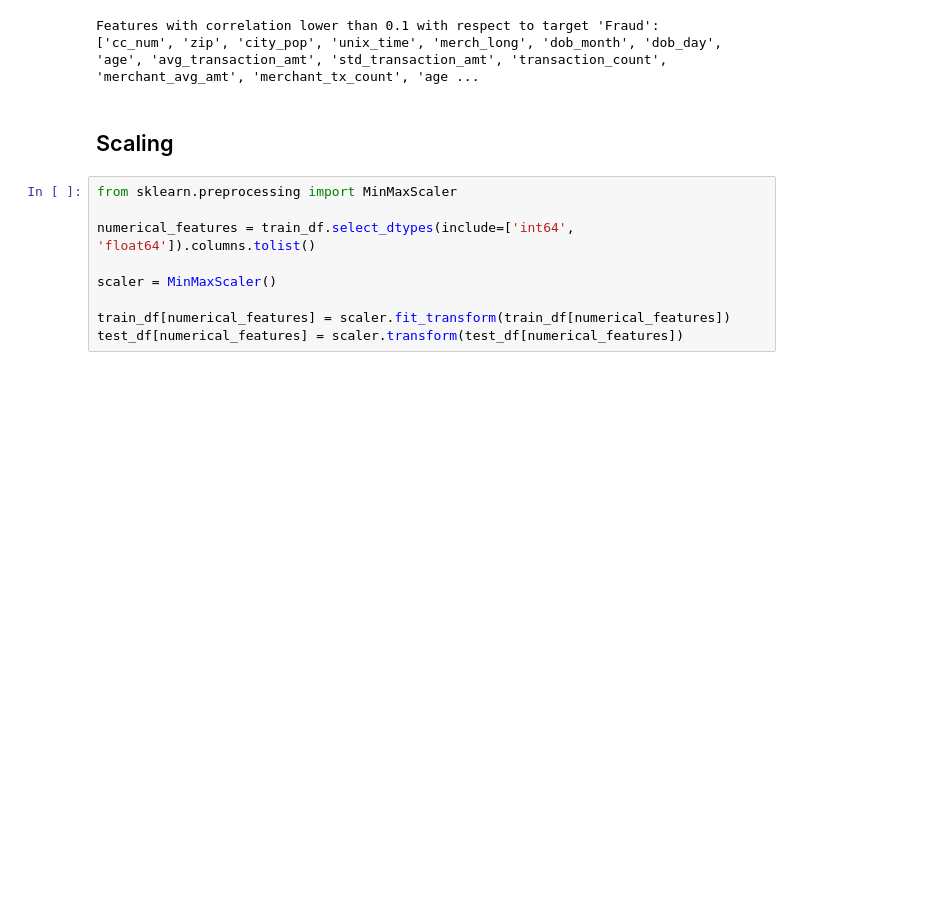
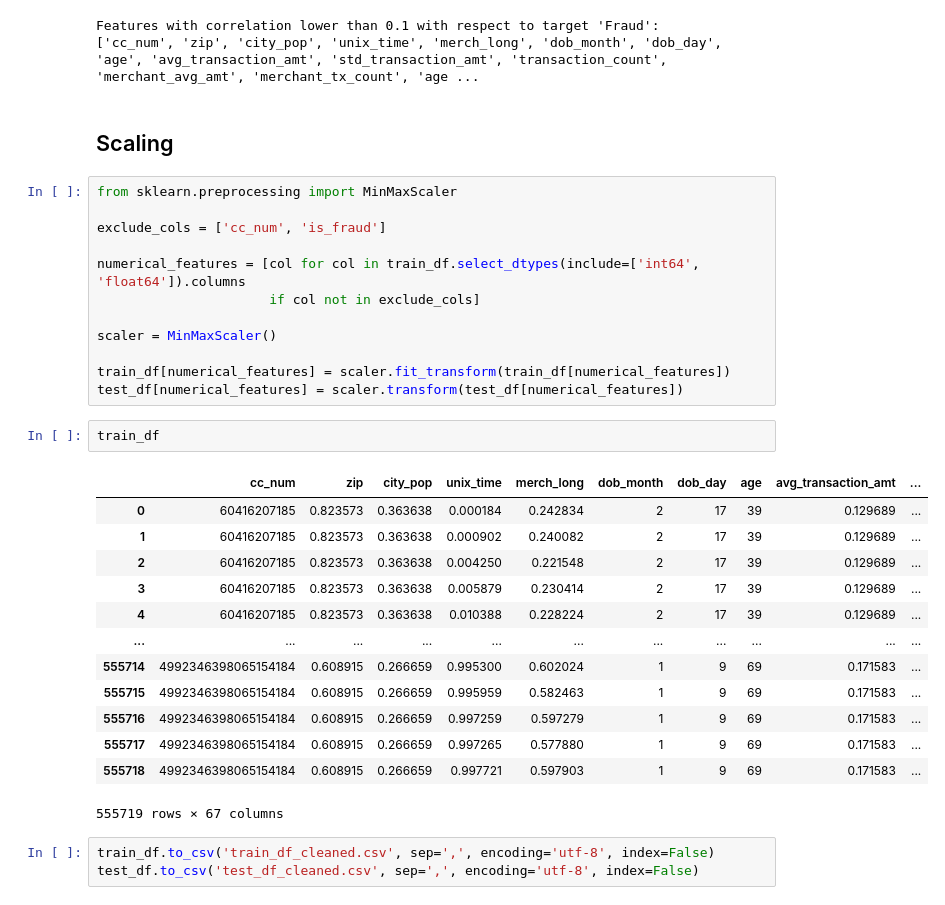
Before and after one commit to NadaManai/Credit-Card-Fraud-Detection, a Jupyter notebook: Data Cleaning.ipynb, the cells around one changed output. Saved outputs shown, nothing was run; the diff lists cells and outputs as text; blank space fills up the shorter version.

```diff
--- a/Data Cleaning.ipynb
+++ b/Data Cleaning.ipynb
@@ -910,9 +910,31 @@ Features with correlation lower than 0.1 with respect to target 'Fraud':
 # %%
 from sklearn.preprocessing import MinMaxScaler
 
-numerical_features = train_df.select_dtypes(include=['int64', 'float64']).columns.tolist()
+exclude_cols = ['cc_num', 'is_fraud']
+
+numerical_features = [col for col in train_df.select_dtypes(include=['int64', 'float64']).columns
+                      if col not in exclude_cols]
 
 scaler = MinMaxScaler()
 
 train_df[numerical_features] = scaler.fit_transform(train_df[numerical_features])
 test_df[numerical_features] = scaler.transform(test_df[numerical_features])
+# %%
+train_df
+# %% [output]
+|  | cc_num | zip | city_pop | unix_time | merch_long | dob_month | dob_day | age | avg_transaction_amt | ... |
+| 0 | 60416207185 | 0.823573 | 0.363638 | 0.000184 | 0.242834 | 2 | 17 | 39 | 0.129689 | ... |
+| 1 | 60416207185 | 0.823573 | 0.363638 | 0.000902 | 0.240082 | 2 | 17 | 39 | 0.129689 | ... |
+| 2 | 60416207185 | 0.823573 | 0.363638 | 0.004250 | 0.221548 | 2 | 17 | 39 | 0.129689 | ... |
+| 3 | 60416207185 | 0.823573 | 0.363638 | 0.005879 | 0.230414 | 2 | 17 | 39 | 0.129689 | ... |
+| 4 | 60416207185 | 0.823573 | 0.363638 | 0.010388 | 0.228224 | 2 | 17 | 39 | 0.129689 | ... |
+| ... | ... | ... | ... | ... | ... | ... | ... | ... | ... | ... |
+| 555714 | 4992346398065154184 | 0.608915 | 0.266659 | 0.995300 | 0.602024 | 1 | 9 | 69 | 0.171583 | ... |
+| 555715 | 4992346398065154184 | 0.608915 | 0.266659 | 0.995959 | 0.582463 | 1 | 9 | 69 | 0.171583 | ... |
+| 555716 | 4992346398065154184 | 0.608915 | 0.266659 | 0.997259 | 0.597279 | 1 | 9 | 69 | 0.171583 | ... |
+| 555717 | 4992346398065154184 | 0.608915 | 0.266659 | 0.997265 | 0.577880 | 1 | 9 | 69 | 0.171583 | ... |
+| 555718 | 4992346398065154184 | 0.608915 | 0.266659 | 0.997721 | 0.597903 | 1 | 9 | 69 | 0.171583 | ... |
+555719 rows × 67 columns
+# %%
+train_df.to_csv('train_df_cleaned.csv', sep=',', encoding='utf-8', index=False)
+test_df.to_csv('test_df_cleaned.csv', sep=',', encoding='utf-8', index=False)
```
Also changed, not shown: 1 other file.
